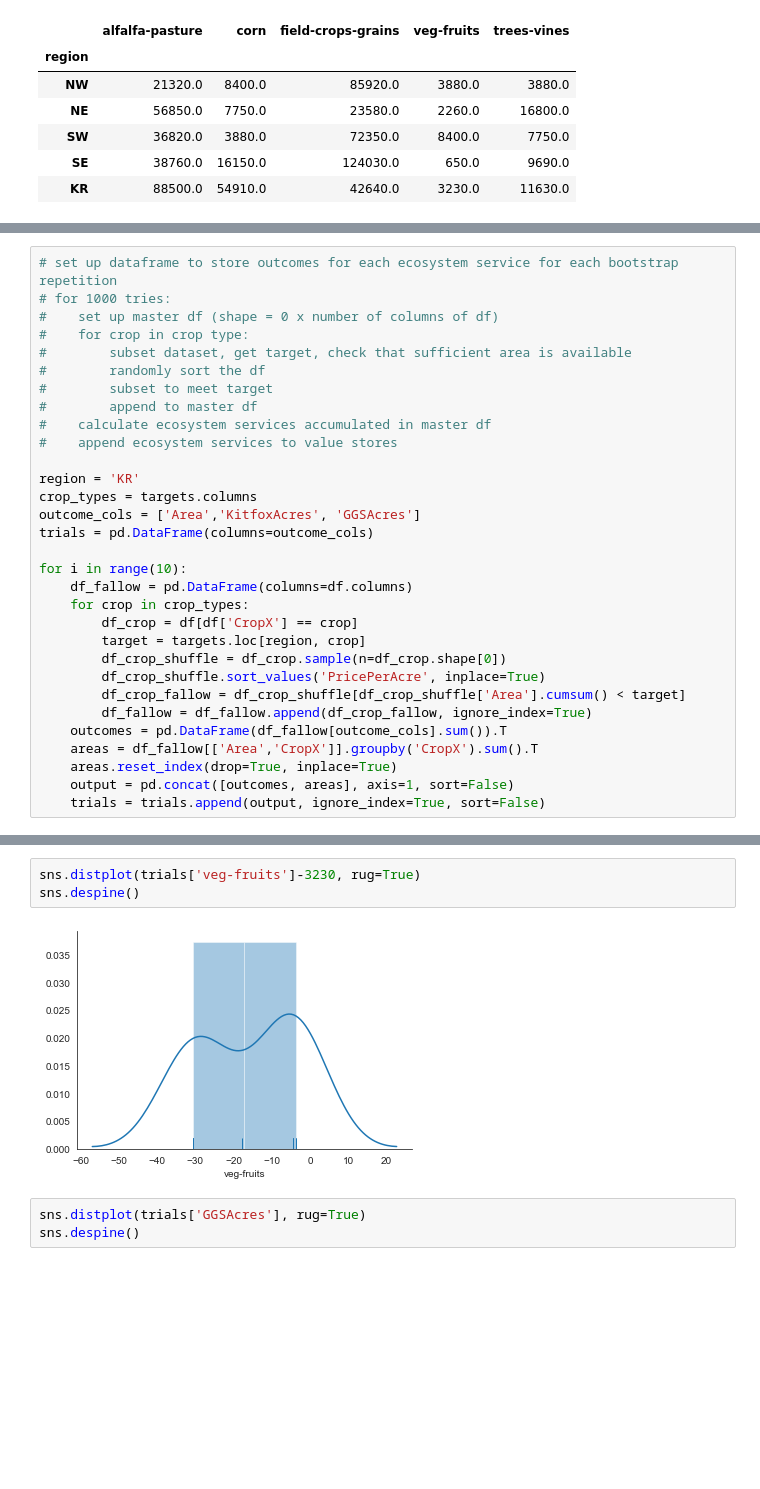
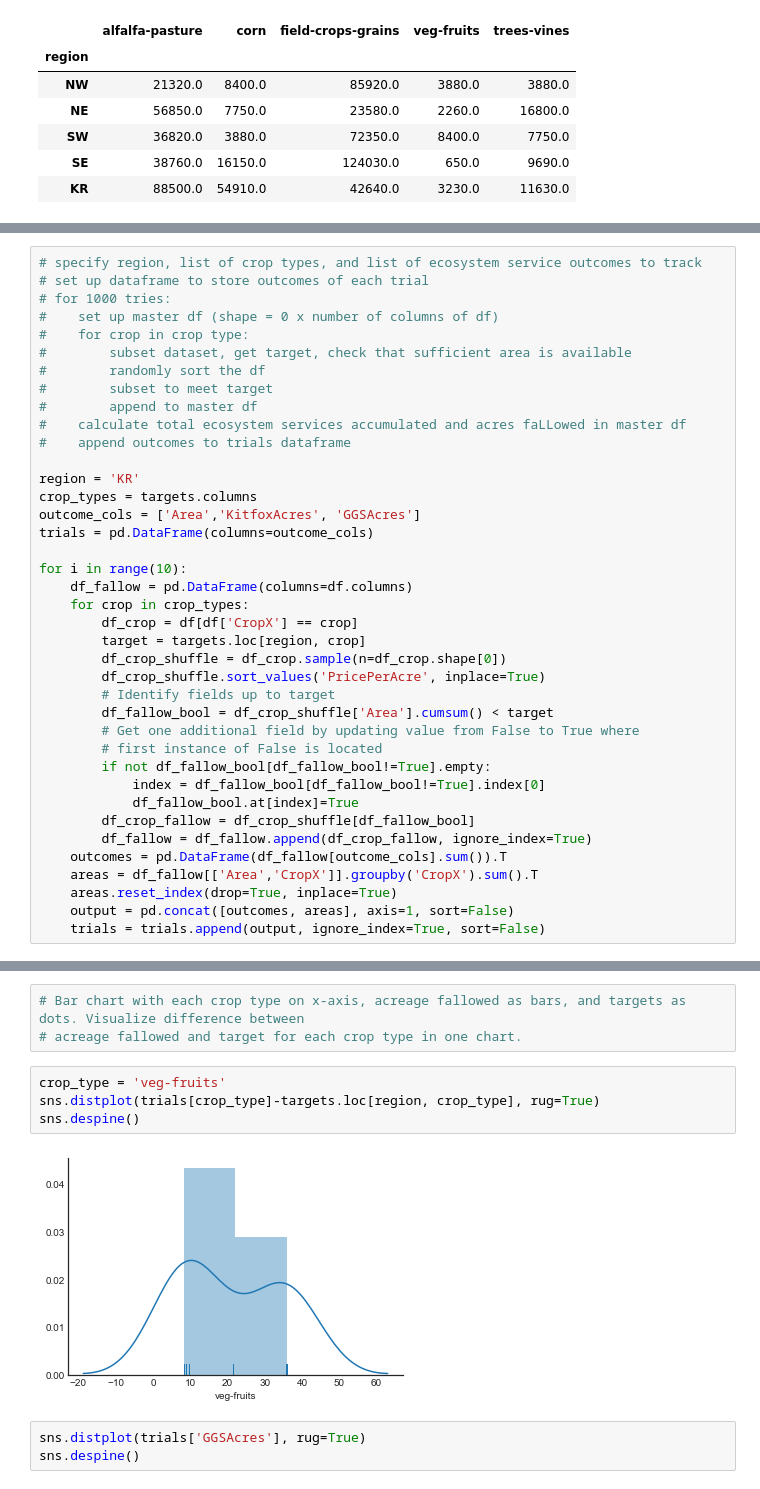
Before and after one commit to eanderson-ei/cv-mbom, a Jupyter notebook: notebooks/greedy-optimization.ipynb, the cells around one changed output, grey strips where cells are left out. Cells and saved outputs as stored; diff of their text form; blank space fills up the shorter version.

```diff
--- a/notebooks/greedy-optimization.ipynb
+++ b/notebooks/greedy-optimization.ipynb
@@ -35,5 +40,6 @@ targets
 # %%
-# set up dataframe to store outcomes for each ecosystem service for each bootstrap repetition
+# specify region, list of crop types, and list of ecosystem service outcomes to track
+# set up dataframe to store outcomes of each trial
 # for 1000 tries:
 #    set up master df (shape = 0 x number of columns of df)
 #    for crop in crop type:
@@ -41,8 +47,8 @@ targets
 #        randomly sort the df
 #        subset to meet target
 #        append to master df
-#    calculate ecosystem services accumulated in master df
-#    append ecosystem services to value stores
+#    calculate total ecosystem services accumulated and acres faLLowed in master df
+#    append outcomes to trials dataframe
 
 region = 'KR'
 crop_types = targets.columns
@@ -56,7 +62,14 @@ for i in range(10):
         target = targets.loc[region, crop]
         df_crop_shuffle = df_crop.sample(n=df_crop.shape[0])
         df_crop_shuffle.sort_values('PricePerAcre', inplace=True)
-        df_crop_fallow = df_crop_shuffle[df_crop_shuffle['Area'].cumsum() < target]
+        # Identify fields up to target
+        df_fallow_bool = df_crop_shuffle['Area'].cumsum() < target
+        # Get one additional field by updating value from False to True where
+        # first instance of False is located
+        if not df_fallow_bool[df_fallow_bool!=True].empty:
+            index = df_fallow_bool[df_fallow_bool!=True].index[0]
+            df_fallow_bool.at[index]=True
+        df_crop_fallow = df_crop_shuffle[df_fallow_bool]
         df_fallow = df_fallow.append(df_crop_fallow, ignore_index=True)
     outcomes = pd.DataFrame(df_fallow[outcome_cols].sum()).T
     areas = df_fallow[['Area','CropX']].groupby('CropX').sum().T
@@ -80,8 +97,12 @@ trials
+# %%
+# Bar chart with each crop type on x-axis, acreage fallowed as bars, and targets as dots. Visualize difference between
+# acreage fallowed and target for each crop type in one chart.
 # %%
-sns.distplot(trials['veg-fruits']-3230, rug=True)
+crop_type = 'veg-fruits'
+sns.distplot(trials[crop_type]-targets.loc[region, crop_type], rug=True)
 sns.despine()
 # %% [output]
-[figure, old version]
+[figure, new version]
 # %%
 sns.distplot(trials['GGSAcres'], rug=True)
 sns.despine()
```
Also changed, not shown: parts of 13 cells of this notebook.
